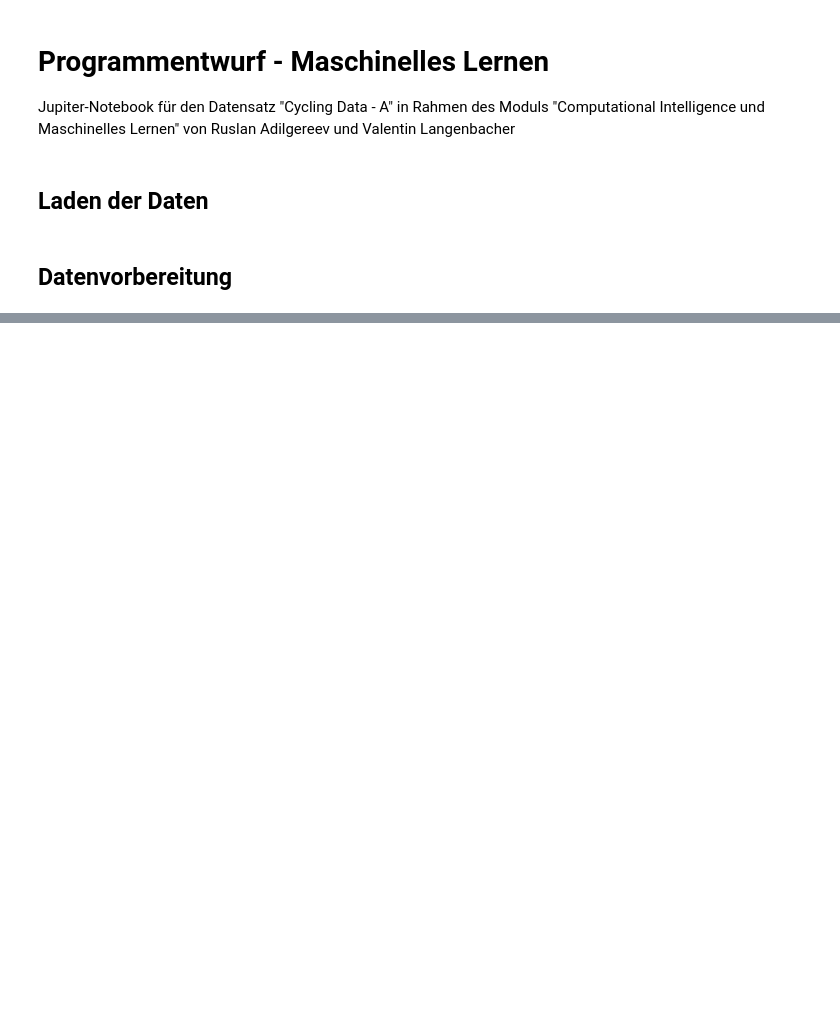
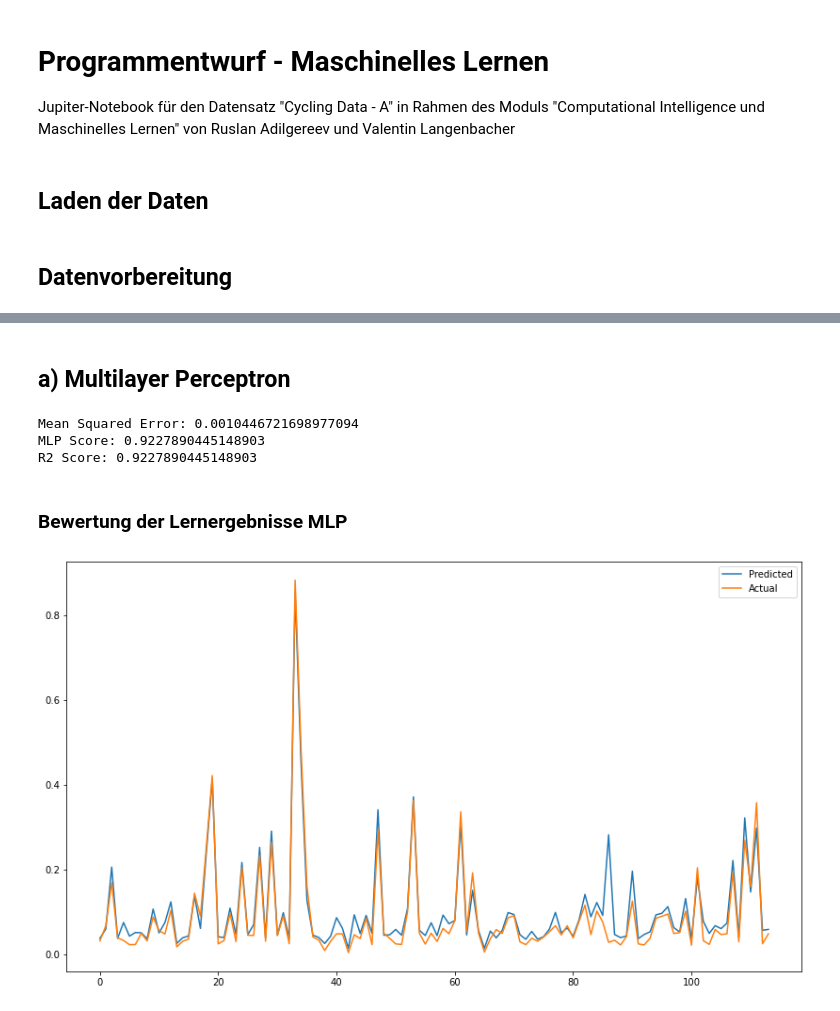
Before and after one commit to ruslanadilgereev/DHBW, a Jupyter notebook: T3M40507_Maschinelles_Lernen_und_Computational Intelligence/ML_Project_A/cycling_data.ipynb, the cells around one changed output, grey strips where cells are left out. Drawn from its saved outputs; the diff is of its cells as text; code cells hidden in the pictures; blank space fills up the shorter version.

```diff
--- a/T3M40507_Maschinelles_Lernen_und_Computational Intelligence/ML_Project_A/cycling_data.ipynb
+++ b/T3M40507_Maschinelles_Lernen_und_Computational Intelligence/ML_Project_A/cycling_data.ipynb
@@ -76,8 +79,8 @@ df = pd.concat([df, df_onehot_only.reset_index(drop=True)], axis=1)
 
 # Features and target variable for Min-Max scaled data
 # Comment out the one you don't want to use
-#df = df_minmax
-df = df_znorm
+df = df_minmax
+#df = df_znorm
 
 X = df.drop('Hm', axis=1)
 y = df['Hm']
@@ -97,7 +90,9 @@ print(f'R2 Score: {r2}')
+# %% [markdown]
+## a) Multilayer Perceptron
 # %%
 
 # Initialize the MLP Regressor
-mlp = MLPRegressor(hidden_layer_sizes=(500, 100, 100), max_iter=1000)
+mlp = MLPRegressor(hidden_layer_sizes=(500, 500, 500), max_iter=1000)
 
 # Train the model using data
 mlp.fit(X_train, y_train)  # Train the model
@@ -109,12 +104,21 @@ r2 = r2_score(y_val, y_pred)  # Evaluate the model
 print(f'Mean Squared Error: {mse}')
 print(f'MLP Score: {mse_score}')
 print(f'R2 Score: {r2}')
+# %% [output]
+Mean Squared Error: 0.0010446721698977094
+MLP Score: 0.9227890445148903
+R2 Score: 0.9227890445148903
+# %% [markdown]
+### Bewertung der Lernergebnisse MLP
 # %%
 # Plot the y_pred_znorm and y_val_znorm
+plt.figure(figsize=(14, 8))
 plt.plot(y_pred, label='Predicted')
 plt.plot(y_val.values, label='Actual')
 plt.legend()
 plt.show()
+# %% [output]
+[figure, added]
 # %%
 # Plot the y_pred_znorm and y_val_znorm
 plt.plot(y_pred - y_val.values, label='Error')
```
Also changed, not shown: parts of 15 cells of this notebook.
